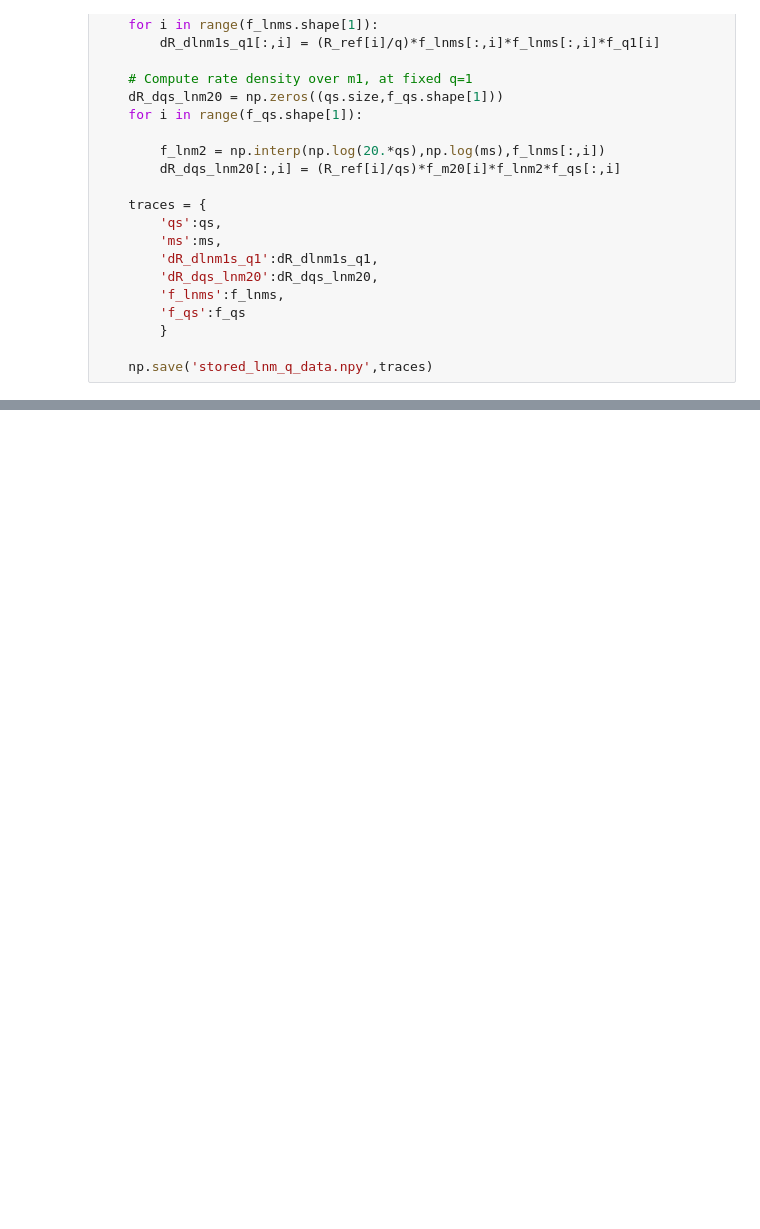
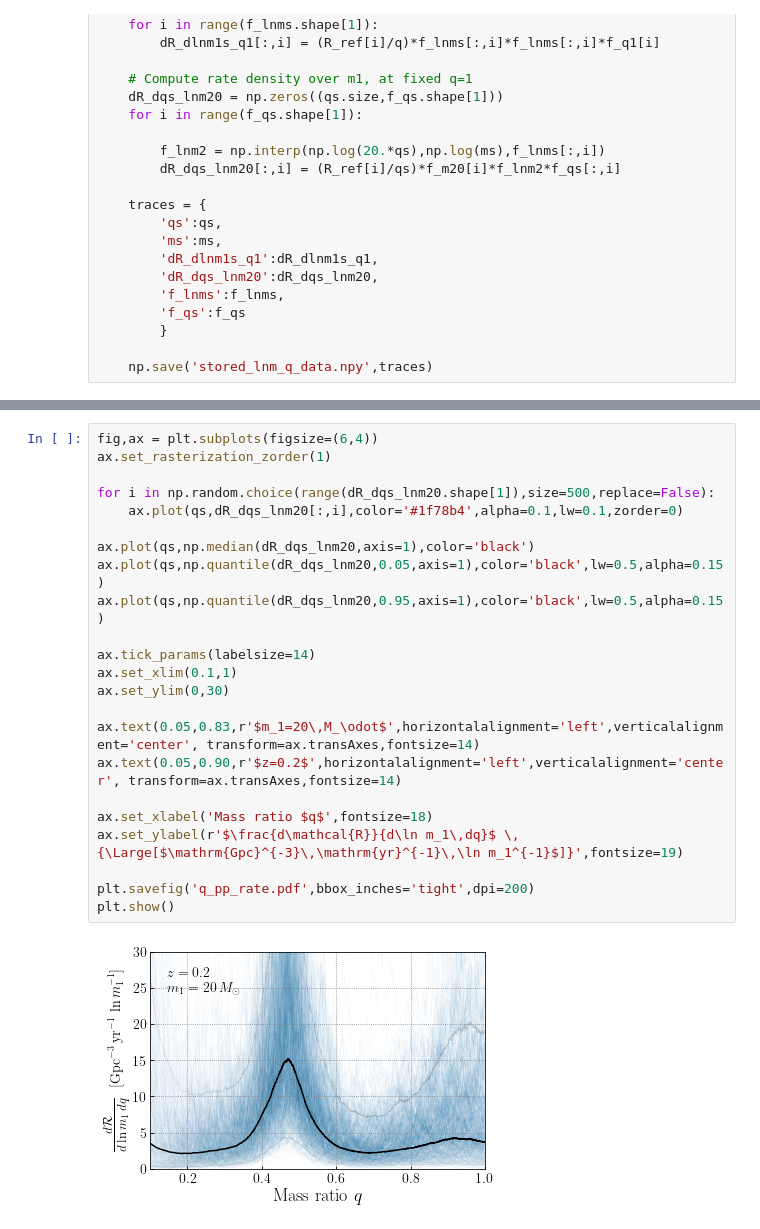
Before and after one commit to tcallister/autoregressive-bbh-inference, a Jupyter notebook: figures/ar_lnm_q.ipynb, the cells around one changed output, grey strips where cells are left out. Cells and saved outputs as stored; diff of their text form; blank space fills up the shorter version.

```diff
--- a/figures/ar_lnm_q.ipynb
+++ b/figures/ar_lnm_q.ipynb
@@ -98,0 +136,25 @@ RuntimeError: Failed to process string with tex because dvipng could not be foun
+# %%
+fig,ax = plt.subplots(figsize=(6,4))
+ax.set_rasterization_zorder(1)
+
+for i in np.random.choice(range(dR_dqs_lnm20.shape[1]),size=500,replace=False):
+    ax.plot(qs,dR_dqs_lnm20[:,i],color='#1f78b4',alpha=0.1,lw=0.1,zorder=0)
+
+ax.plot(qs,np.median(dR_dqs_lnm20,axis=1),color='black')
+ax.plot(qs,np.quantile(dR_dqs_lnm20,0.05,axis=1),color='black',lw=0.5,alpha=0.15)
+ax.plot(qs,np.quantile(dR_dqs_lnm20,0.95,axis=1),color='black',lw=0.5,alpha=0.15)
+
+ax.tick_params(labelsize=14)
+ax.set_xlim(0.1,1)
+ax.set_ylim(0,30)
+
+ax.text(0.05,0.83,r'$m_1=20\,M_\odot$',horizontalalignment='left',verticalalignment='center', transform=ax.transAxes,fontsize=14)
+ax.text(0.05,0.90,r'$z=0.2$',horizontalalignment='left',verticalalignment='center', transform=ax.transAxes,fontsize=14)
+
+ax.set_xlabel('Mass ratio $q$',fontsize=18)
+ax.set_ylabel(r'$\frac{d\mathcal{R}}{d\ln m_1\,dq}$ \,{\Large[$\mathrm{Gpc}^{-3}\,\mathrm{yr}^{-1}\,\ln m_1^{-1}$]}',fontsize=19)
+
+plt.savefig('q_pp_rate.pdf',bbox_inches='tight',dpi=200)
+plt.show()
+# %% [output]
+[figure, added]
```
Also changed, not shown: parts of 8 cells of this notebook, 1 other file.
